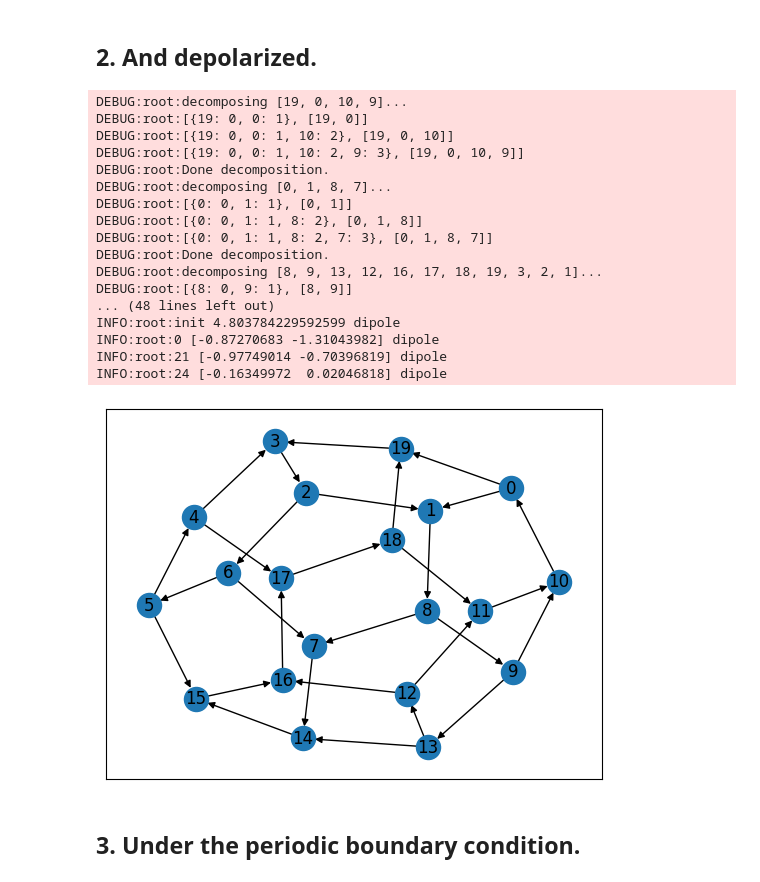
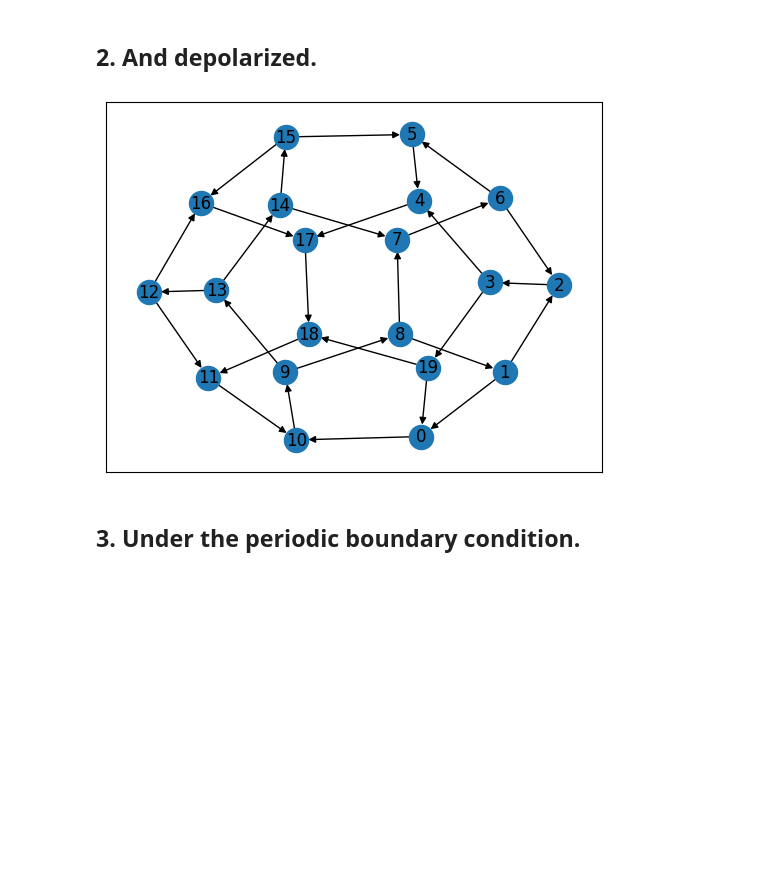
Before and after one commit to vitroid/GenIce-core, a Jupyter notebook: example.ipynb, the cells around one changed output. Cells and saved outputs as stored; diff of their text form; code cells hidden in the pictures; blank space fills up the shorter version.

```diff
--- a/example.ipynb
+++ b/example.ipynb
@@ -36,39 +43,21 @@ DEBUG:root:Done decomposition.
 # %%
 import networkx as nx
 import matplotlib
 import genice_core
-from logging import getLogger, DEBUG, basicConfig
+from logging import getLogger, DEBUG, basicConfig, INFO
 
-basicConfig(level=DEBUG)
-logger = getLogger
+basicConfig(level=INFO)
 
 g = nx.dodecahedral_graph()  # dodecahedral 20mer
 pos = nx.spring_layout(g)
 
 # set orientations of the hydrogen bonds.
 # Minimize the net dipole moment.
 dg = genice_core.ice_graph(g, pos, dipoleOptimizationCycles=100)
 
 nx.draw_networkx(dg, pos)
 # %% [output]
-DEBUG:root:decomposing [19, 0, 10, 9]...
-DEBUG:root:[{19: 0, 0: 1}, [19, 0]]
-DEBUG:root:[{19: 0, 0: 1, 10: 2}, [19, 0, 10]]
-DEBUG:root:[{19: 0, 0: 1, 10: 2, 9: 3}, [19, 0, 10, 9]]
-DEBUG:root:Done decomposition.
-DEBUG:root:decomposing [0, 1, 8, 7]...
-DEBUG:root:[{0: 0, 1: 1}, [0, 1]]
-DEBUG:root:[{0: 0, 1: 1, 8: 2}, [0, 1, 8]]
-DEBUG:root:[{0: 0, 1: 1, 8: 2, 7: 3}, [0, 1, 8, 7]]
-DEBUG:root:Done decomposition.
-DEBUG:root:decomposing [8, 9, 13, 12, 16, 17, 18, 19, 3, 2, 1]...
-DEBUG:root:[{8: 0, 9: 1}, [8, 9]]
-... (48 lines left out)
-INFO:root:init 4.803784229592599 dipole
-INFO:root:0 [-0.87270683 -1.31043982] dipole
-INFO:root:21 [-0.97749014 -0.70396819] dipole
-INFO:root:24 [-0.16349972  0.02046818] dipole
-[figure, old version]
+[figure, new version]
 # %% [markdown]
 ## 3. Under the periodic boundary condition.
 # %%
```
Also changed, not shown: parts of 17 cells of this notebook.
